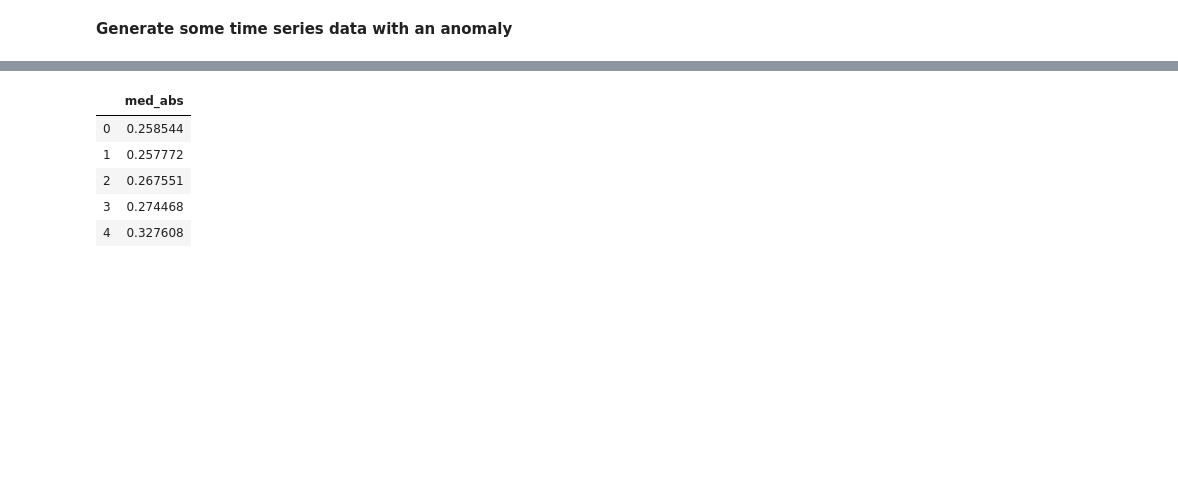
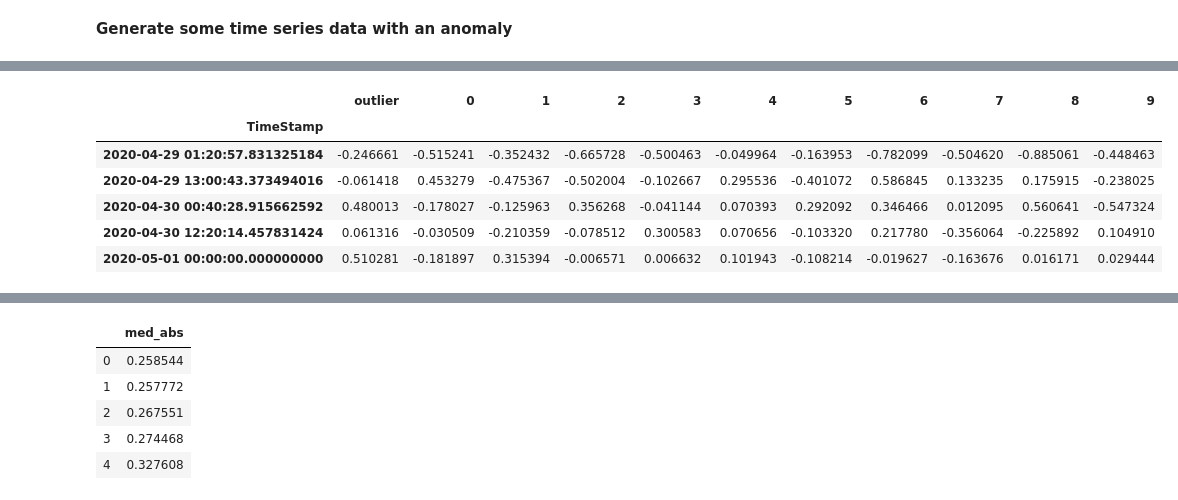
Before and after one commit to Anaisdg/Algorithm_Research, a Jupyter notebook: Anomaly_Detection/MAD/Median_Absolute_Deviation.ipynb, the cells around one changed output, grey strips where cells are left out. Cells and saved outputs as stored; diff of their text form; code cells hidden in the pictures; blank space fills up the shorter version.

```diff
--- a/Anomaly_Detection/MAD/Median_Absolute_Deviation.ipynb
+++ b/Anomaly_Detection/MAD/Median_Absolute_Deviation.ipynb
@@ -47,0 +69,11 @@ test.head()
+# %%
+test = test.set_index('TimeStamp')
+test.tail()
+# %% [output]
+|  | outlier | 0 | 1 | 2 | 3 | 4 | 5 | 6 | 7 | 8 | 9 |
+| TimeStamp |  |  |  |  |  |  |  |  |  |  |  |
+| 2020-04-29 01:20:57.831325184 | -0.246661 | -0.515241 | -0.352432 | -0.665728 | -0.500463 | -0.049964 | -0.163953 | -0.782099 | -0.504620 | -0.885061 | -0.448463 |
+| 2020-04-29 13:00:43.373494016 | -0.061418 | 0.453279 | -0.475367 | -0.502004 | -0.102667 | 0.295536 | -0.401072 | 0.586845 | 0.133235 | 0.175915 | -0.238025 |
+| 2020-04-30 00:40:28.915662592 | 0.480013 | -0.178027 | -0.125963 | 0.356268 | -0.041144 | 0.070393 | 0.292092 | 0.346466 | 0.012095 | 0.560641 | -0.547324 |
+| 2020-04-30 12:20:14.457831424 | 0.061316 | -0.030509 | -0.210359 | -0.078512 | 0.300583 | 0.070656 | -0.103320 | 0.217780 | -0.356064 | -0.225892 | 0.104910 |
+| 2020-05-01 00:00:00.000000000 | 0.510281 | -0.181897 | 0.315394 | -0.006571 | 0.006632 | 0.101943 | -0.108214 | -0.019627 | -0.163676 | 0.016171 | 0.029444 |
```
Also changed, not shown: parts of 7 cells of this notebook, 3 other files.
